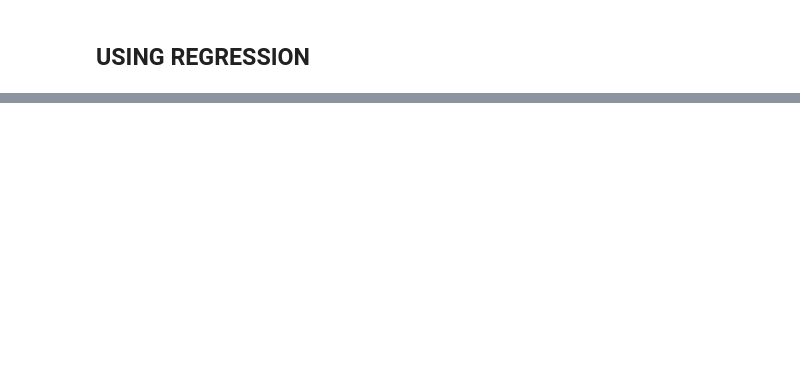
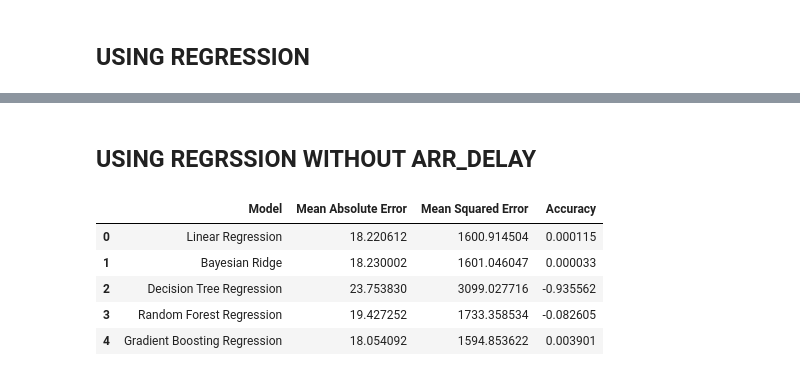
Before and after one commit to Delayma-ML/Delayma-Visualization, a Jupyter notebook: model_testing.ipynb, the cells around one changed output, grey strips where cells are left out. Drawn from its saved outputs; the diff is of its cells as text; code cells hidden in the pictures; blank space fills up the shorter version.

```diff
--- a/model_testing.ipynb
+++ b/model_testing.ipynb
@@ -122,0 +98,28 @@ results.head()
+# %% [markdown]
+## USING REGRSSION WITHOUT ARR_DELAY
+# %%
+x = train.drop(['ARR_DELAY','DEP_DELAY'],axis=1)
+y = train['DEP_DELAY']
+test = test.drop(['ARR_DELAY'],axis=1)
+lr,br,dtr,rfr,gbr = LinearRegression(),BayesianRidge(),DecisionTreeRegressor(),RandomForestRegressor(),GradientBoostingRegressor()
+mae = []
+mse = []
+acc = []
+models = [lr,br,dtr,rfr,gbr]
+for i in models:
+    i.fit(x,y)
+    predict = i.predict(test.drop('DEP_DELAY',axis=1))
+    mae.append(metrics.mean_absolute_error(test['DEP_DELAY'], predict))
+    mse.append(metrics.mean_squared_error(test['DEP_DELAY'], predict))
+    acc.append(i.score(test.drop('DEP_DELAY',axis=1),test['DEP_DELAY']))
+# create a table of the results
+results = pd.DataFrame({'Model':['Linear Regression','Bayesian Ridge','Decision Tree Regression','Random Forest Regression','Gradient Boosting Regression'],
+                        'Mean Absolute Error':mae,'Mean Squared Error':mse,'Accuracy':acc})
+results.head()
+# %% [output]
+|  | Model | Mean Absolute Error | Mean Squared Error | Accuracy |
+| 0 | Linear Regression | 18.220612 | 1600.914504 | 0.000115 |
+| 1 | Bayesian Ridge | 18.230002 | 1601.046047 | 0.000033 |
+| 2 | Decision Tree Regression | 23.753830 | 3099.027716 | -0.935562 |
+| 3 | Random Forest Regression | 19.427252 | 1733.358534 | -0.082605 |
+| 4 | Gradient Boosting Regression | 18.054092 | 1594.853622 | 0.003901 |
```
Also changed, not shown: parts of 4 cells of this notebook.
